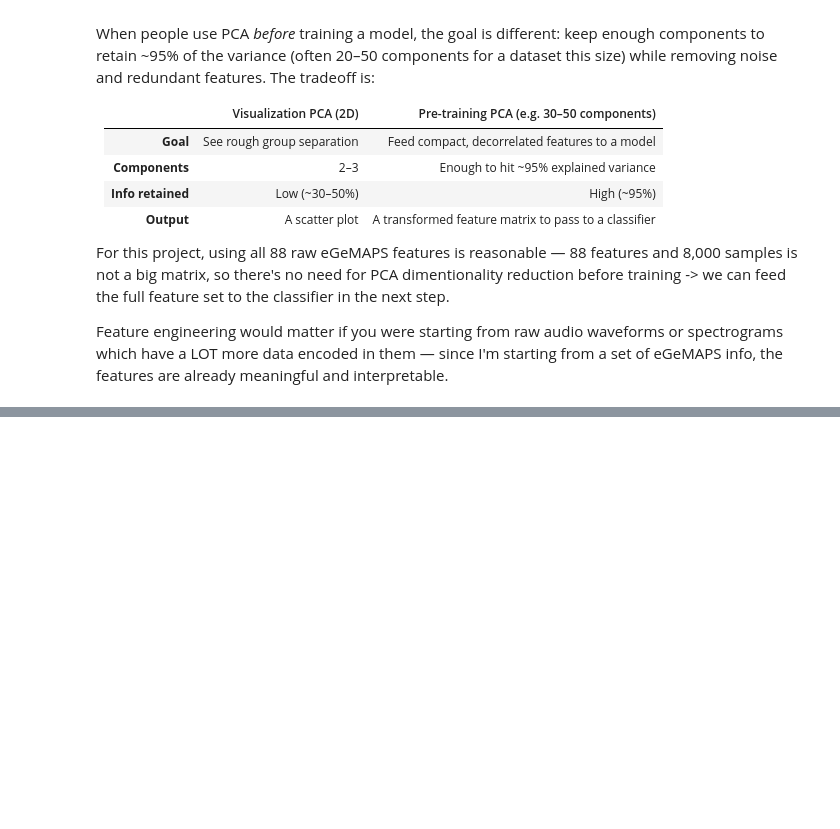
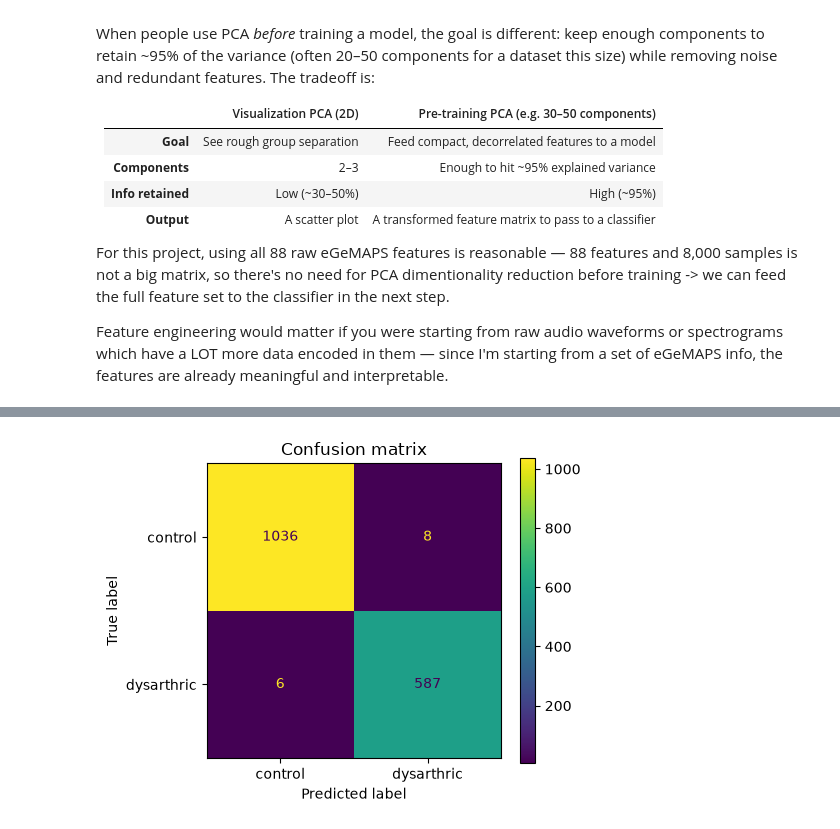
Before and after one commit to Evelyn-Ding/summeratseas, a Jupyter notebook: week-04/torgo_analysis.ipynb, the cells around one changed output, grey strips where cells are left out. Saved outputs shown, nothing was run; the diff lists cells and outputs as text; code cells hidden in the pictures; blank space fills up the shorter version.

Commit message:
random forest classifier and feature importance rankings

```diff
--- a/week-04/torgo_analysis.ipynb
+++ b/week-04/torgo_analysis.ipynb
@@ -140,0 +145,17 @@ Feature engineering would matter if you were starting from raw audio waveforms o
+# %%
+from sklearn.model_selection import train_test_split
+from sklearn.metrics import classification_report, ConfusionMatrixDisplay
+
+X = df[feature_cols].values
+y = df["label"].values
+
+# stratified split keeps the class ratio the same in train and test
+X_train, X_test, y_train, y_test = train_test_split(
+    X, y, test_size=0.2, random_state=42, stratify=y
+)
+
+# class_weight="balanced" compensates for 5220 control vs 2965 dysarthric
+rf = RandomForestClassifier(n_estimators=100, class_weight="balanced", random_state=42, n_jobs=-1)
+rf.fit(X_train, y_train)
+
+print(classification_report(y_test, rf.predict(X_test), target_names=["control", "dysarthric"]))
@@ -140,0 +171,12 @@ Feature engineering would matter if you were starting from raw audio waveforms o
+# %%
+fig, ax = plt.subplots(figsize=(5, 4))
+ConfusionMatrixDisplay.from_predictions(
+    y_test, rf.predict(X_test),
+    display_labels=["control", "dysarthric"],
+    ax=ax,
+)
+ax.set_title("Confusion matrix")
+plt.tight_layout()
+plt.show()
+# %% [output]
+[figure, added]
```
Also changed, not shown: parts of 5 cells of this notebook.
